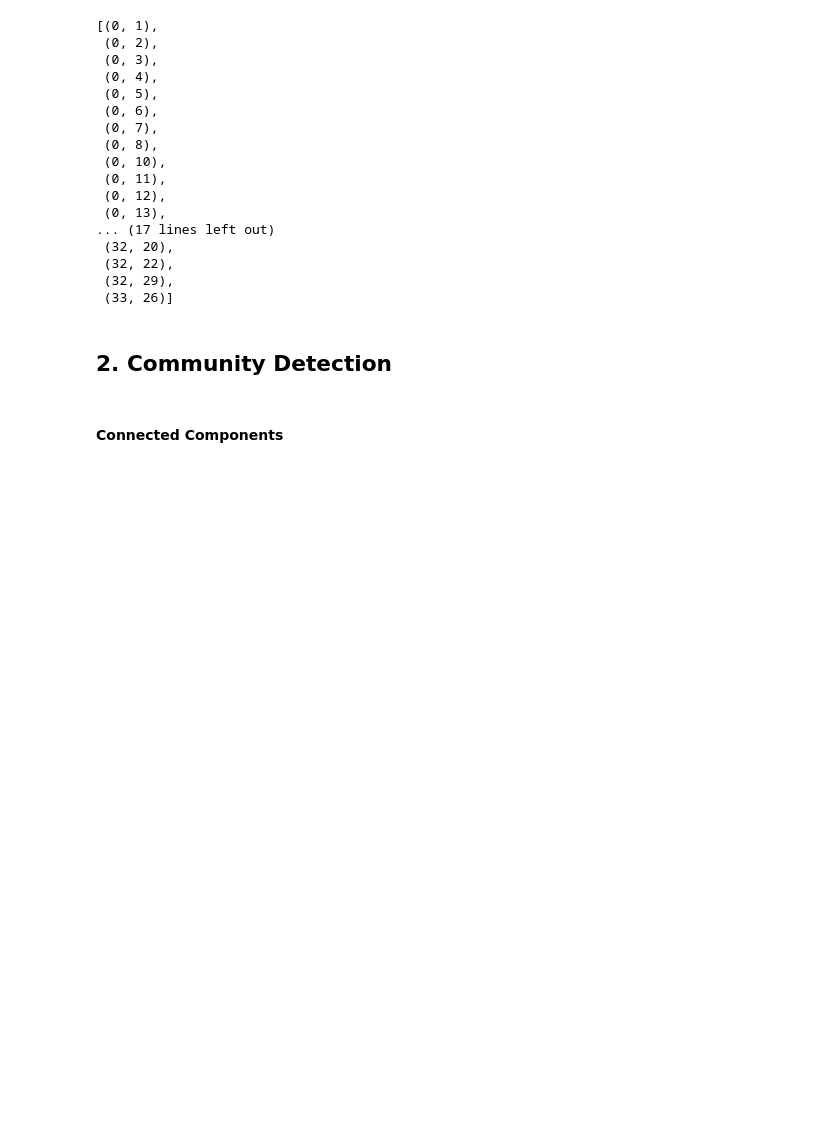
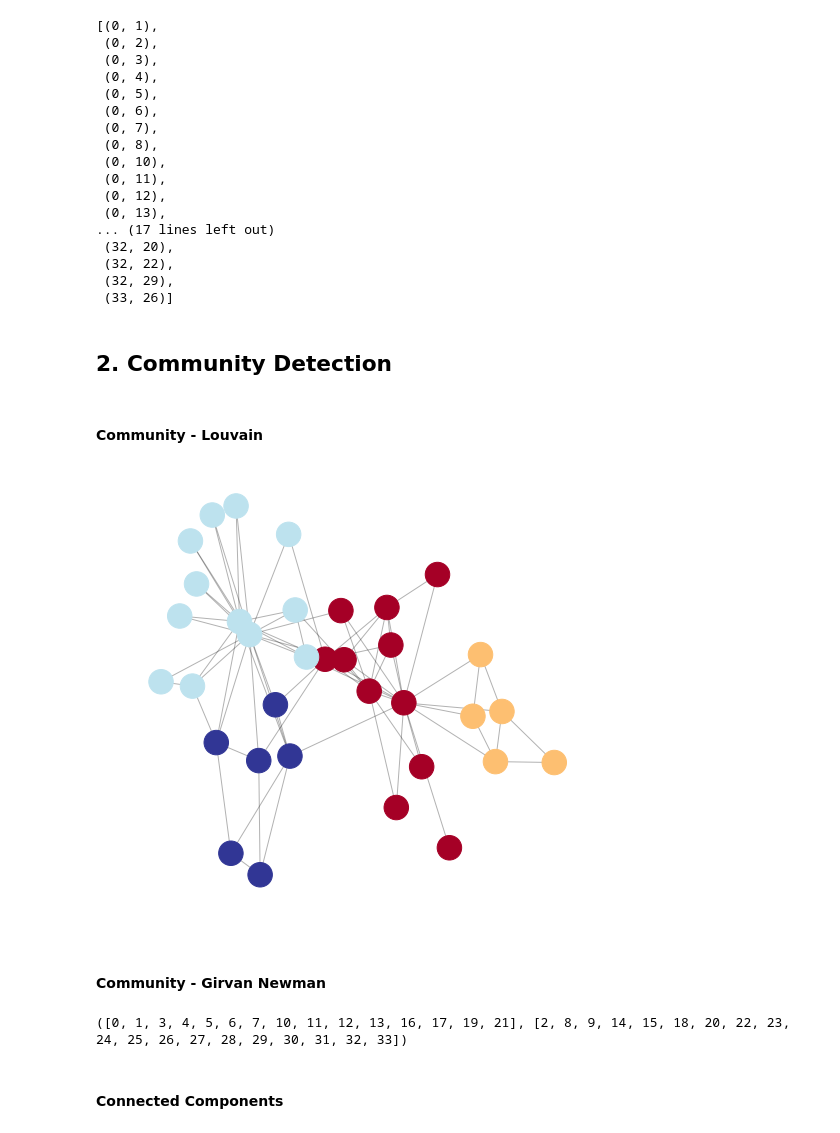
Before and after one commit to maelfabien/Machine_Learning_Tutorials, a Jupyter notebook: 3-MachineLearning/GraphMining/Graph_Analysis.ipynb, the cells around one changed output. Drawn from its saved outputs; the diff is of its cells as text; code cells hidden in the pictures; blank space fills up the shorter version.

```diff
--- a/3-MachineLearning/GraphMining/Graph_Analysis.ipynb
+++ b/3-MachineLearning/GraphMining/Graph_Analysis.ipynb
@@ -311,6 +321,32 @@ sorted(edgelist)
  (33, 26)]
 # %% [markdown]
 ## 2. Community Detection
+# %% [markdown]
+#### Community - Louvain
+# %%
+import community
+partition = community.best_partition(G_karate)  # compute communities
+
+pos = nx.spring_layout(G_karate)  # compute graph layout
+plt.figure(figsize=(8, 8))  # image is 8 x 8 inches
+plt.axis('off')
+nx.draw_networkx_nodes(G_karate, pos, node_size=600, cmap=plt.cm.RdYlBu, node_color=list(partition.values()))
+nx.draw_networkx_edges(G_karate, pos, alpha=0.3)
+plt.show(G_karate)
+# %% [output]
+[figure, added]
+# %% [markdown]
+#### Community - Girvan Newman
+# %%
+from networkx.algorithms import community
+
+k = 1
+comp = community.girvan_newman(G_karate)
+
+for communities in itertools.islice(comp, k):
+    print(tuple(sorted(c) for c in communities))
+# %% [output]
+([0, 1, 3, 4, 5, 6, 7, 10, 11, 12, 13, 16, 17, 19, 21], [2, 8, 9, 14, 15, 18, 20, 22, 23, 24, 25, 26, 27, 28, 29, 30, 31, 32, 33])
 # %% [markdown]
 #### Connected Components
 # %%
```
Also changed, not shown: parts of 44 cells of this notebook, 9 other files.
